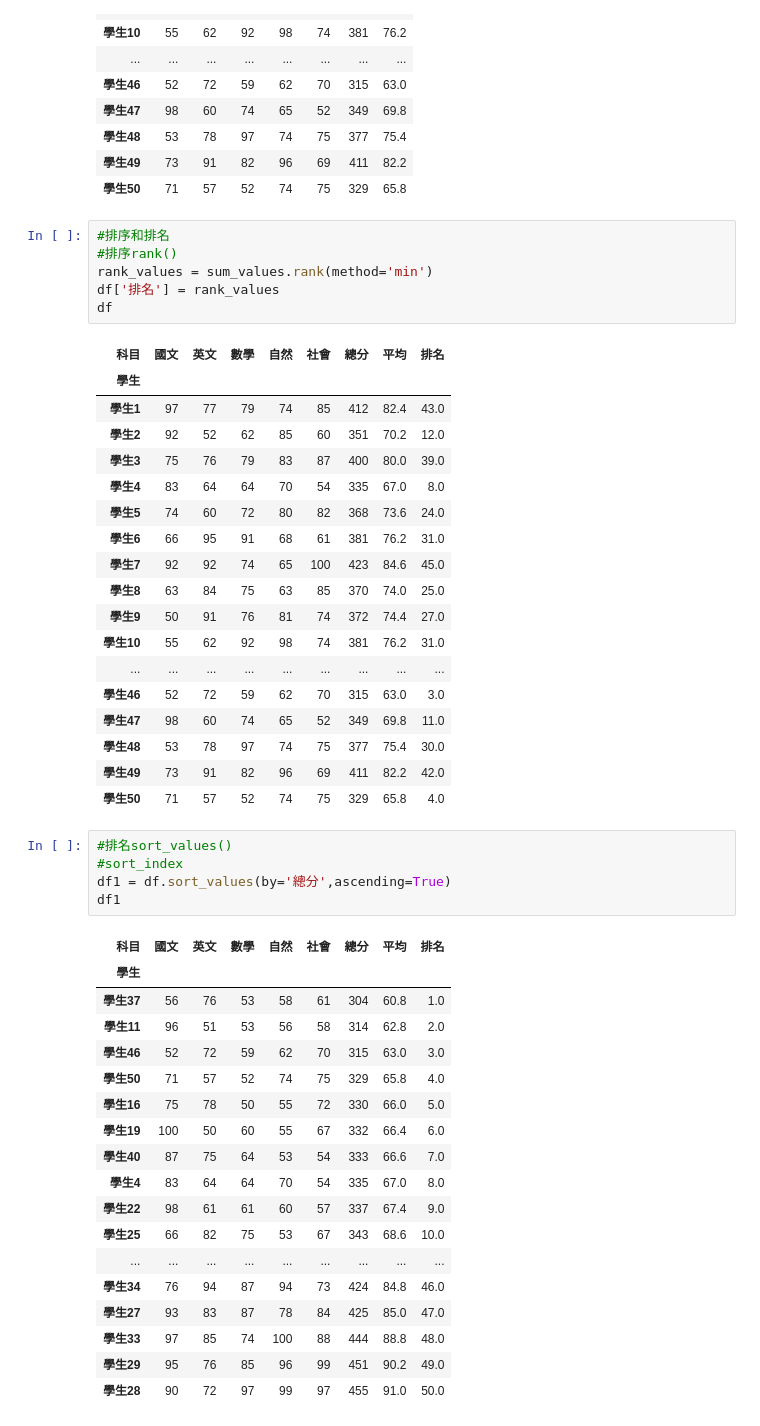
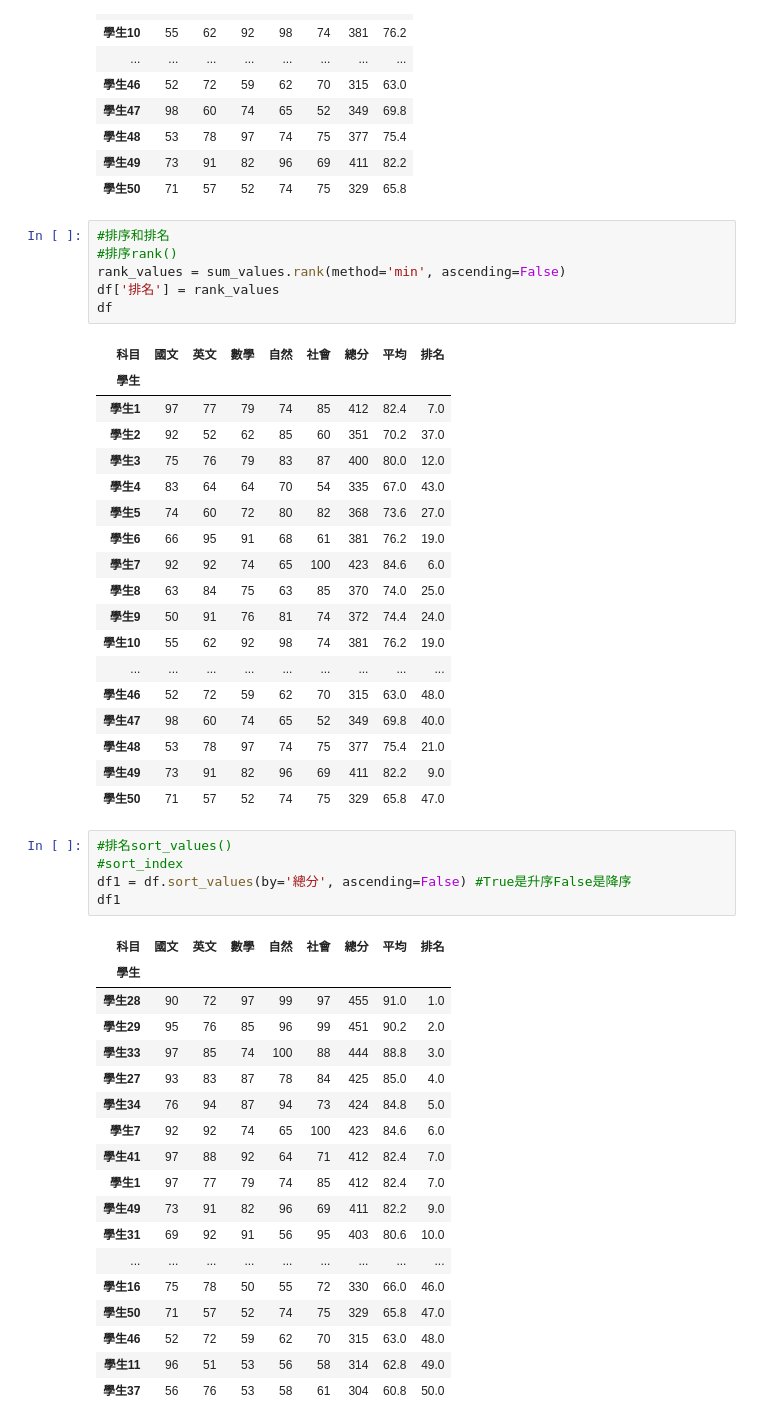
Before and after one commit to GaudiKao/gaudi0630, a Jupyter notebook: lesson17/lesson17_2.ipynb, the cells around one changed output. Drawn from its saved outputs; the diff is of its cells as text.

```diff
--- a/lesson17/lesson17_2.ipynb
+++ b/lesson17/lesson17_2.ipynb
@@ -53,49 +53,49 @@ df
 # %%
 #排序和排名
 #排序rank()
-rank_values = sum_values.rank(method='min')
+rank_values = sum_values.rank(method='min', ascending=False)
 df['排名'] = rank_values
 df
 # %% [output]
 | 科目 | 國文 | 英文 | 數學 | 自然 | 社會 | 總分 | 平均 | 排名 |
 | 學生 |  |  |  |  |  |  |  |  |
-| 學生1 | 97 | 77 | 79 | 74 | 85 | 412 | 82.4 | 43.0 |
-| 學生2 | 92 | 52 | 62 | 85 | 60 | 351 | 70.2 | 12.0 |
-| 學生3 | 75 | 76 | 79 | 83 | 87 | 400 | 80.0 | 39.0 |
-| 學生4 | 83 | 64 | 64 | 70 | 54 | 335 | 67.0 | 8.0 |
-| 學生5 | 74 | 60 | 72 | 80 | 82 | 368 | 73.6 | 24.0 |
-| 學生6 | 66 | 95 | 91 | 68 | 61 | 381 | 76.2 | 31.0 |
-| 學生7 | 92 | 92 | 74 | 65 | 100 | 423 | 84.6 | 45.0 |
+| 學生1 | 97 | 77 | 79 | 74 | 85 | 412 | 82.4 | 7.0 |
+| 學生2 | 92 | 52 | 62 | 85 | 60 | 351 | 70.2 | 37.0 |
+| 學生3 | 75 | 76 | 79 | 83 | 87 | 400 | 80.0 | 12.0 |
+| 學生4 | 83 | 64 | 64 | 70 | 54 | 335 | 67.0 | 43.0 |
+| 學生5 | 74 | 60 | 72 | 80 | 82 | 368 | 73.6 | 27.0 |
+| 學生6 | 66 | 95 | 91 | 68 | 61 | 381 | 76.2 | 19.0 |
+| 學生7 | 92 | 92 | 74 | 65 | 100 | 423 | 84.6 | 6.0 |
 | 學生8 | 63 | 84 | 75 | 63 | 85 | 370 | 74.0 | 25.0 |
-| 學生9 | 50 | 91 | 76 | 81 | 74 | 372 | 74.4 | 27.0 |
-| 學生10 | 55 | 62 | 92 | 98 | 74 | 381 | 76.2 | 31.0 |
+| 學生9 | 50 | 91 | 76 | 81 | 74 | 372 | 74.4 | 24.0 |
+| 學生10 | 55 | 62 | 92 | 98 | 74 | 381 | 76.2 | 19.0 |
 | ... | ... | ... | ... | ... | ... | ... | ... | ... |
-| 學生46 | 52 | 72 | 59 | 62 | 70 | 315 | 63.0 | 3.0 |
-| 學生47 | 98 | 60 | 74 | 65 | 52 | 349 | 69.8 | 11.0 |
-| 學生48 | 53 | 78 | 97 | 74 | 75 | 377 | 75.4 | 30.0 |
-| 學生49 | 73 | 91 | 82 | 96 | 69 | 411 | 82.2 | 42.0 |
-| 學生50 | 71 | 57 | 52 | 74 | 75 | 329 | 65.8 | 4.0 |
+| 學生46 | 52 | 72 | 59 | 62 | 70 | 315 | 63.0 | 48.0 |
+| 學生47 | 98 | 60 | 74 | 65 | 52 | 349 | 69.8 | 40.0 |
+| 學生48 | 53 | 78 | 97 | 74 | 75 | 377 | 75.4 | 21.0 |
+| 學生49 | 73 | 91 | 82 | 96 | 69 | 411 | 82.2 | 9.0 |
+| 學生50 | 71 | 57 | 52 | 74 | 75 | 329 | 65.8 | 47.0 |
 # %%
 #排名sort_values()
 #sort_index
-df1 = df.sort_values(by='總分',ascending=True)
+df1 = df.sort_values(by='總分', ascending=False) #True是升序False是降序
 df1
 # %% [output]
 | 科目 | 國文 | 英文 | 數學 | 自然 | 社會 | 總分 | 平均 | 排名 |
 | 學生 |  |  |  |  |  |  |  |  |
-| 學生37 | 56 | 76 | 53 | 58 | 61 | 304 | 60.8 | 1.0 |
-| 學生11 | 96 | 51 | 53 | 56 | 58 | 314 | 62.8 | 2.0 |
-| 學生46 | 52 | 72 | 59 | 62 | 70 | 315 | 63.0 | 3.0 |
-| 學生50 | 71 | 57 | 52 | 74 | 75 | 329 | 65.8 | 4.0 |
-| 學生16 | 75 | 78 | 50 | 55 | 72 | 330 | 66.0 | 5.0 |
-| 學生19 | 100 | 50 | 60 | 55 | 67 | 332 | 66.4 | 6.0 |
-| 學生40 | 87 | 75 | 64 | 53 | 54 | 333 | 66.6 | 7.0 |
-| 學生4 | 83 | 64 | 64 | 70 | 54 | 335 | 67.0 | 8.0 |
-| 學生22 | 98 | 61 | 61 | 60 | 57 | 337 | 67.4 | 9.0 |
-| 學生25 | 66 | 82 | 75 | 53 | 67 | 343 | 68.6 | 10.0 |
+| 學生28 | 90 | 72 | 97 | 99 | 97 | 455 | 91.0 | 1.0 |
+| 學生29 | 95 | 76 | 85 | 96 | 99 | 451 | 90.2 | 2.0 |
+| 學生33 | 97 | 85 | 74 | 100 | 88 | 444 | 88.8 | 3.0 |
+| 學生27 | 93 | 83 | 87 | 78 | 84 | 425 | 85.0 | 4.0 |
+| 學生34 | 76 | 94 | 87 | 94 | 73 | 424 | 84.8 | 5.0 |
+| 學生7 | 92 | 92 | 74 | 65 | 100 | 423 | 84.6 | 6.0 |
+| 學生41 | 97 | 88 | 92 | 64 | 71 | 412 | 82.4 | 7.0 |
+| 學生1 | 97 | 77 | 79 | 74 | 85 | 412 | 82.4 | 7.0 |
+| 學生49 | 73 | 91 | 82 | 96 | 69 | 411 | 82.2 | 9.0 |
+| 學生31 | 69 | 92 | 91 | 56 | 95 | 403 | 80.6 | 10.0 |
 | ... | ... | ... | ... | ... | ... | ... | ... | ... |
-| 學生34 | 76 | 94 | 87 | 94 | 73 | 424 | 84.8 | 46.0 |
-| 學生27 | 93 | 83 | 87 | 78 | 84 | 425 | 85.0 | 47.0 |
-| 學生33 | 97 | 85 | 74 | 100 | 88 | 444 | 88.8 | 48.0 |
-| 學生29 | 95 | 76 | 85 | 96 | 99 | 451 | 90.2 | 49.0 |
-| 學生28 | 90 | 72 | 97 | 99 | 97 | 455 | 91.0 | 50.0 |
+| 學生16 | 75 | 78 | 50 | 55 | 72 | 330 | 66.0 | 46.0 |
+| 學生50 | 71 | 57 | 52 | 74 | 75 | 329 | 65.8 | 47.0 |
+| 學生46 | 52 | 72 | 59 | 62 | 70 | 315 | 63.0 | 48.0 |
+| 學生11 | 96 | 51 | 53 | 56 | 58 | 314 | 62.8 | 49.0 |
+| 學生37 | 56 | 76 | 53 | 58 | 61 | 304 | 60.8 | 50.0 |
```
